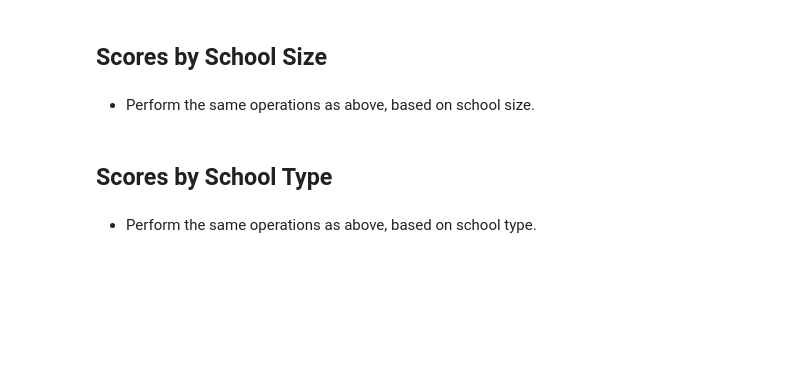
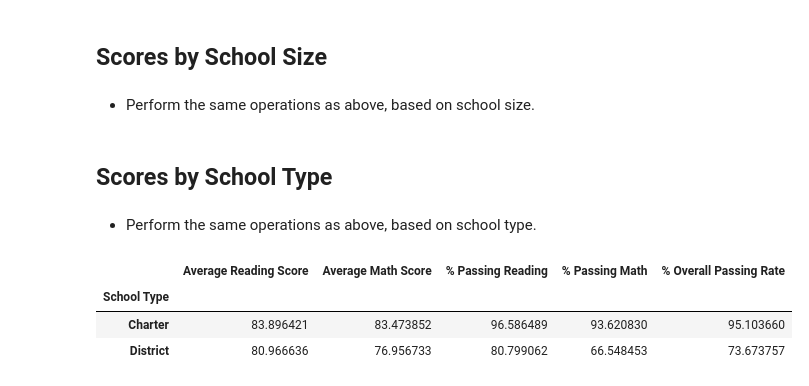
Before and after one commit to vkott123/Data-Visualization-HW, a Jupyter notebook: Pandas HW/PyCitySchools_starter.ipynb, the cells around one changed output. Cells and saved outputs as stored; diff of their text form; code cells hidden in the pictures; blank space fills up the shorter version.

```diff
--- a/Pandas HW/PyCitySchools_starter.ipynb
+++ b/Pandas HW/PyCitySchools_starter.ipynb
@@ -225,3 +306,19 @@ group_names = ["Small (<1000)", "Medium (1000-2000)", "Large (2000-5000)"]
 ## Scores by School Type
 # %% [markdown]
 * Perform the same operations as above, based on school type.
+# %%
+# Copy 'School Summary' table data
+scores_by_school_type = school_summary
+
+scores_by_school_type = scores_by_school_type.groupby(['School Type'])['Average Reading Score',
+                                                         'Average Math Score',
+                                                         '% Passing Reading',
+                                                         '% Passing Math',
+                                                         '% Overall Passing Rate'
+                                                         ].mean()
+scores_by_school_type
+# %% [output]
+|  | Average Reading Score | Average Math Score | % Passing Reading | % Passing Math | % Overall Passing Rate |
+| School Type |  |  |  |  |  |
+| Charter | 83.896421 | 83.473852 | 96.586489 | 93.620830 | 95.103660 |
+| District | 80.966636 | 76.956733 | 80.799062 | 66.548453 | 73.673757 |
```
Also changed, not shown: parts of 3 cells of this notebook.
